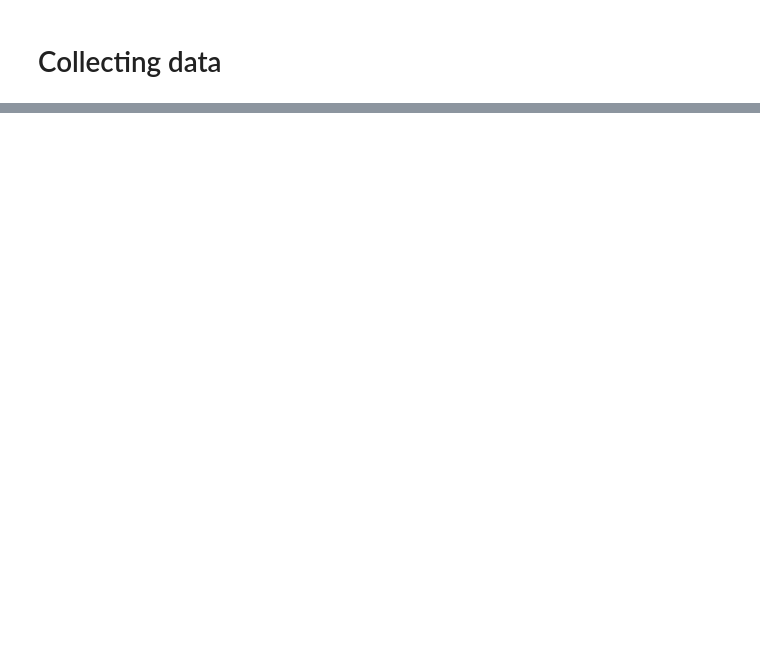
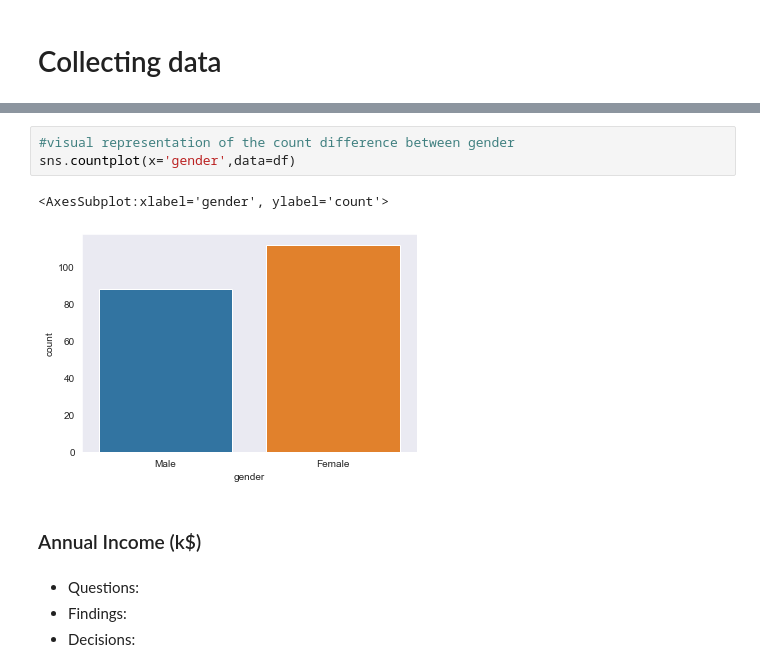
Before and after one commit to BubbaTam/data_science_portfolio, a Jupyter notebook: end_to_end_projects/segmentation/customer_segmentation/notebooks/exploration_initial.ipynb, the cells around one changed output, grey strips where cells are left out. Cells and saved outputs as stored; diff of their text form; blank space fills up the shorter version.

```diff
--- a/end_to_end_projects/segmentation/customer_segmentation/notebooks/exploration_initial.ipynb
+++ b/end_to_end_projects/segmentation/customer_segmentation/notebooks/exploration_initial.ipynb
@@ -61,0 +175,12 @@ df = pd.read_csv(RAW_DATA_FILE).set_index('CustomerID')
+# %%
+#visual representation of the count difference between gender
+sns.countplot(x='gender',data=df)
+# %% [output]
+<AxesSubplot:xlabel='gender', ylabel='count'>
+[figure, added]
+# %% [markdown]
+### Annual Income (k$)
+# %% [markdown]
+- Questions:
+- Findings:
+- Decisions:
```
Also changed, not shown: parts of 36 cells of this notebook.
